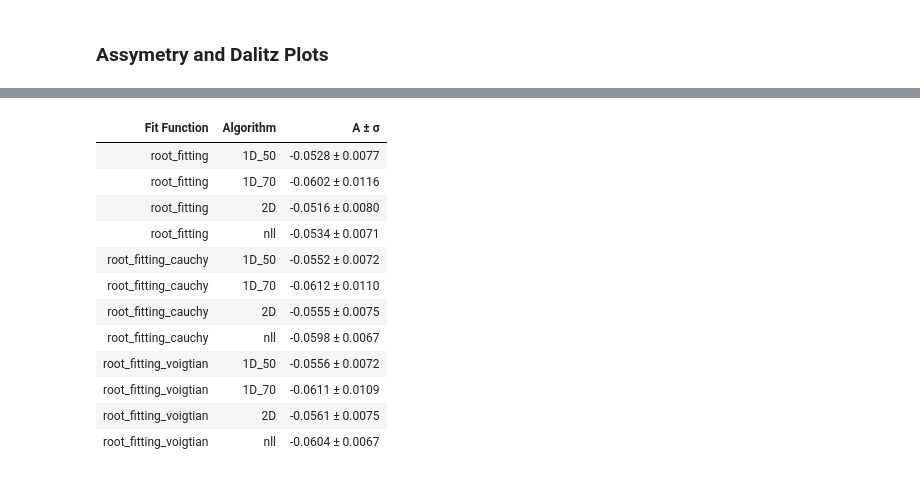
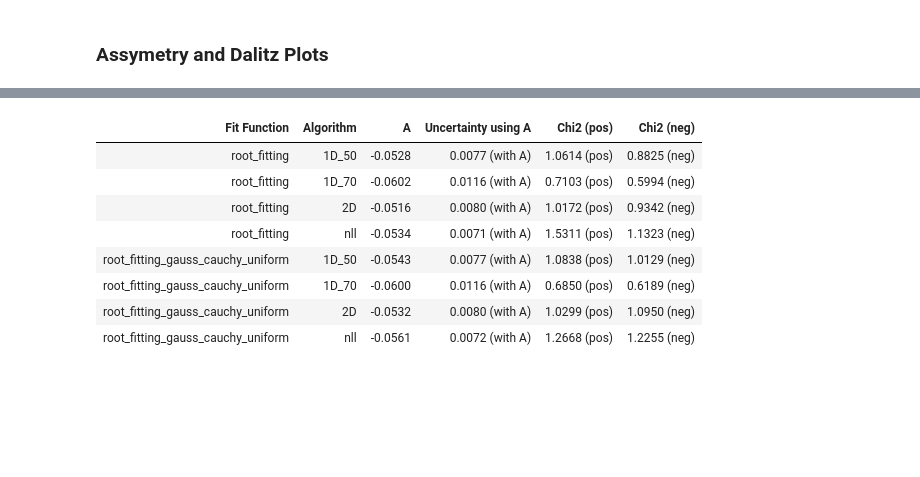
Before and after one commit to damianfrench/MatterAntimatterLab, a Jupyter notebook: SystematicUncertainties.ipynb, the cells around one changed output, grey strips where cells are left out. Saved outputs shown, nothing was run; the diff lists cells and outputs as text; code cells hidden in the pictures; blank space fills up the shorter version.

```diff
--- a/SystematicUncertainties.ipynb
+++ b/SystematicUncertainties.ipynb
@@ -450,5 +450,5 @@ Read 6311517 events
 # %%
-def root_fitting(m_B_all, mask, canvas, title="B-mass fit"):
+def root_gaussians_exp(m_B_all, mask, canvas, title="B-mass fit"):
     # Make canvas current
     canvas.cd()
     canvas.Clear()
@@ -769,13 +1077,10 @@ def root_fitting_voigtian(m_B_all, mask, canvas, title="B-mass fit"):
 # %%
 def Asymmetry(N_pos,N_neg):
     return (N_neg-N_pos)/(N_neg+N_pos)
-def Asymmetry_uncertainty_with_N(N_pos,N_pos_err,N_neg,N_neg_err):
-    # return np.sqrt((4/(N_pos+N_neg)**4)*(N_neg**2*N_pos_err**2+N_pos**2*N_neg_err**2))
-    return ((N_neg_err/(N_neg+N_pos)**4)**2)+(N_pos_err/(N_neg+N_pos)**4)**2
 def Asymmetry_uncertainty_with_A(N_pos,N_neg,A):
     return np.sqrt((1-A**2)/(N_neg+N_pos))
-fitting_models = [root_fitting, root_fitting_cauchy, root_fitting_voigtian]
-fitting_models = [root_fitting, root_fitting_cauchy, root_fitting_voigtian]
+fitting_models = [root_gaussians_exp, root_fitting_gauss_cauchy_uniform]
+
 final_results = {}
 ROOT.RooMsgService.instance().setGlobalKillBelow(ROOT.RooFit.ERROR)
 ROOT.gROOT.ProcessLine("gErrorIgnoreLevel = kError;")
@@ -796,8 +1101,11 @@ for fit_func in fitting_models:
         A_uncertainty_with_A = float(Asymmetry_uncertainty_with_A(result_pos_unbinned['result'].floatParsFinal().find("N_s1").getVal(),
         result_neg_unbinned['result'].floatParsFinal().find("N_s1").getVal(), final_results[fit_func.__name__][alg]['A']))
 
+
         final_results[fit_func.__name__][alg]['A'] = A
         final_results[fit_func.__name__][alg]['A_uncertainty_with_A'] = A_uncertainty_with_A
+        final_results[fit_func.__name__][alg]['chi2_pos_reduced'] = (result_pos_unbinned['chi2_red'])
+        final_results[fit_func.__name__][alg]['chi2_neg_reduced'] = (result_neg_unbinned['chi2_red'])
 
 # A = [
 #     Asymmetry(
@@ -837,28 +1146,27 @@ sigma2    = 50   +/-  0.229533  (limited)
 # %%
 from IPython.display import display, HTML
 
 rows = []
 for fit_func, alg_results in final_results.items():
     for alg, values in alg_results.items():
         rows.append({
             "Fit Function": fit_func,
             "Algorithm": alg,
-            "A ± σ": f"{values['A']:.4f} ± {values['A_uncertainty_with_A']:.4f}"
+            "A": f"{values['A']:.4f}",
+            "Uncertainty using A": f"{values['A_uncertainty_with_A']:.4f} (with A)",
+            "Chi2 (pos)": f"{values['chi2_pos']:.4f} (pos)",
+            "Chi2 (neg)": f"{values['chi2_neg']:.4f} (neg)"
         })
 
 df_results = pd.DataFrame(rows)
 display(HTML(df_results.to_html(index=False)))
 # %% [output]
-| Fit Function | Algorithm | A ± σ |
-| root_fitting | 1D_50 | -0.0528 ± 0.0077 |
-| root_fitting | 1D_70 | -0.0602 ± 0.0116 |
-| root_fitting | 2D | -0.0516 ± 0.0080 |
-| root_fitting | nll | -0.0534 ± 0.0071 |
-| root_fitting_cauchy | 1D_50 | -0.0552 ± 0.0072 |
-| root_fitting_cauchy | 1D_70 | -0.0612 ± 0.0110 |
-| root_fitting_cauchy | 2D | -0.0555 ± 0.0075 |
-| root_fitting_cauchy | nll | -0.0598 ± 0.0067 |
-| root_fitting_voigtian | 1D_50 | -0.0556 ± 0.0072 |
-| root_fitting_voigtian | 1D_70 | -0.0611 ± 0.0109 |
-| root_fitting_voigtian | 2D | -0.0561 ± 0.0075 |
-| root_fitting_voigtian | nll | -0.0604 ± 0.0067 |
+| Fit Function | Algorithm | A | Uncertainty using A | Chi2 (pos) | Chi2 (neg) |
+| root_fitting | 1D_50 | -0.0528 | 0.0077 (with A) | 1.0614 (pos) | 0.8825 (neg) |
+| root_fitting | 1D_70 | -0.0602 | 0.0116 (with A) | 0.7103 (pos) | 0.5994 (neg) |
+| root_fitting | 2D | -0.0516 | 0.0080 (with A) | 1.0172 (pos) | 0.9342 (neg) |
+| root_fitting | nll | -0.0534 | 0.0071 (with A) | 1.5311 (pos) | 1.1323 (neg) |
+| root_fitting_gauss_cauchy_uniform | 1D_50 | -0.0543 | 0.0077 (with A) | 1.0838 (pos) | 1.0129 (neg) |
+| root_fitting_gauss_cauchy_uniform | 1D_70 | -0.0600 | 0.0116 (with A) | 0.6850 (pos) | 0.6189 (neg) |
+| root_fitting_gauss_cauchy_uniform | 2D | -0.0532 | 0.0080 (with A) | 1.0299 (pos) | 1.0950 (neg) |
+| root_fitting_gauss_cauchy_uniform | nll | -0.0561 | 0.0072 (with A) | 1.2668 (pos) | 1.2255 (neg) |
```
Also changed, not shown: parts of 10 cells of this notebook.
